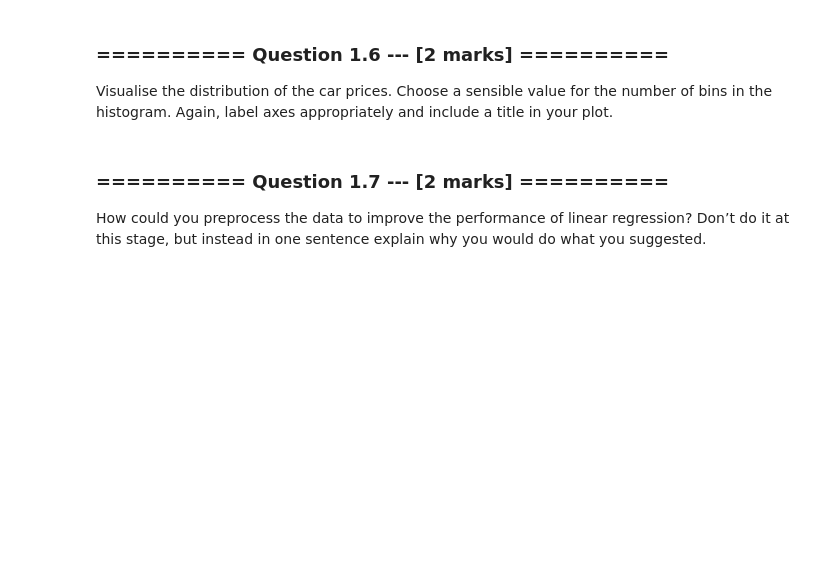
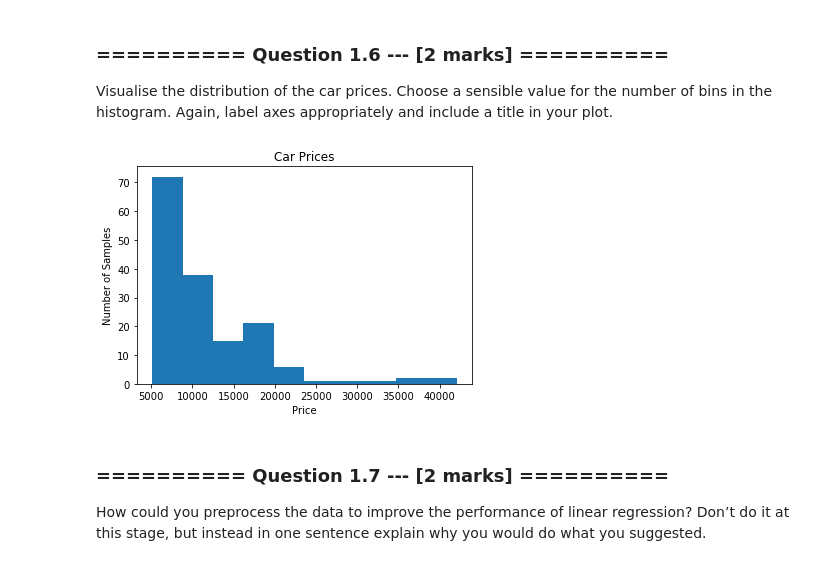
Before and after one commit to hirshagarwal/iaml2017, a Jupyter notebook: Agarwal Assignment 2.ipynb, the cells around one changed output. Saved outputs shown, nothing was run; the diff lists cells and outputs as text; code cells hidden in the pictures; blank space fills up the shorter version.

```diff
--- a/Agarwal Assignment 2.ipynb
+++ b/Agarwal Assignment 2.ipynb
@@ -130,3 +152,11 @@ Visualise the distribution of the car prices. Choose a sensible value for the nu
+# %%
+plt.hist(x='price', data=auto_numeric, bins=10)
+plt.title('Car Prices')
+plt.xlabel('Price')
+plt.ylabel('Number of Samples')
+plt.show()
+# %% [output]
+[figure, added]
 # %% [markdown]
 ### ========== Question 1.7 --- [2 marks] ==========
 How could you preprocess the data to improve the performance of linear regression? Don’t do it at this stage, but instead in one sentence explain why you would do what you suggested.
```
Also changed, not shown: parts of 18 cells of this notebook.
